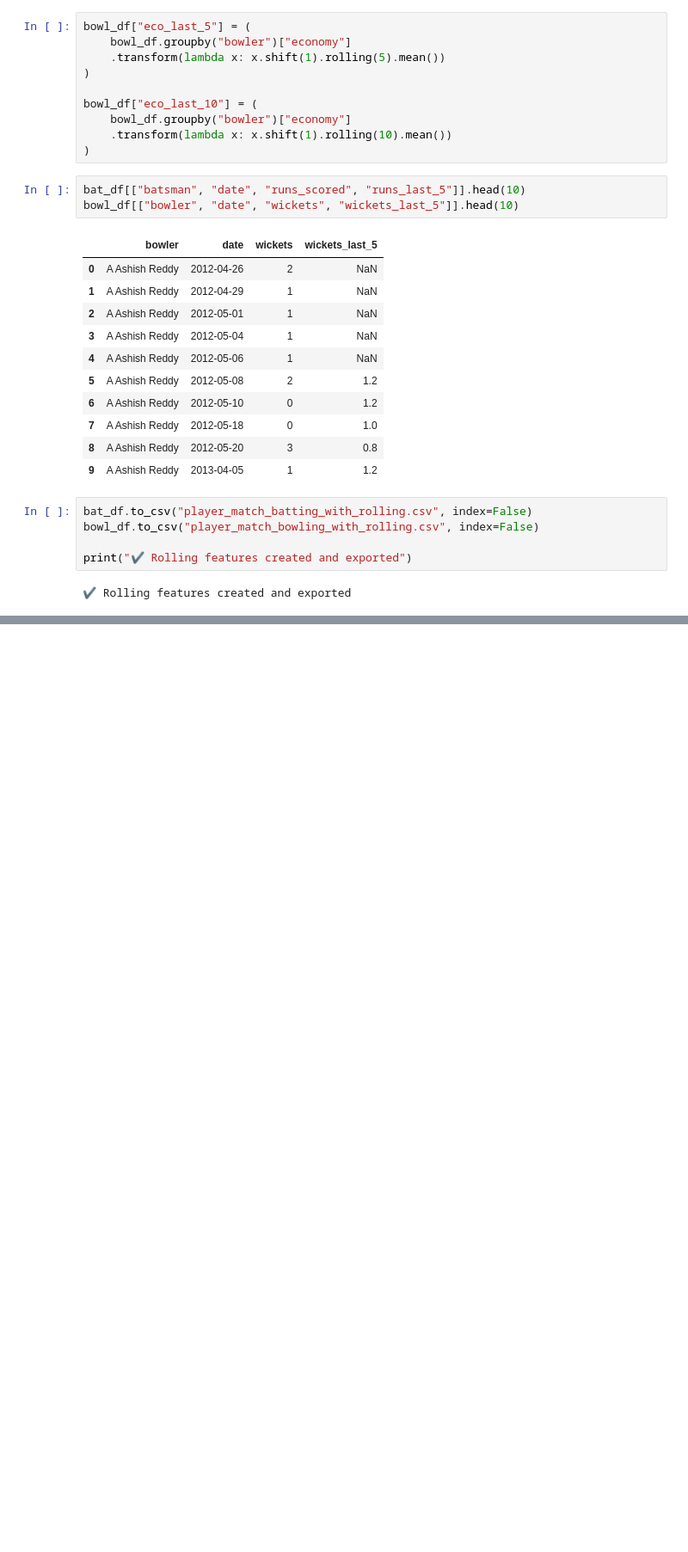
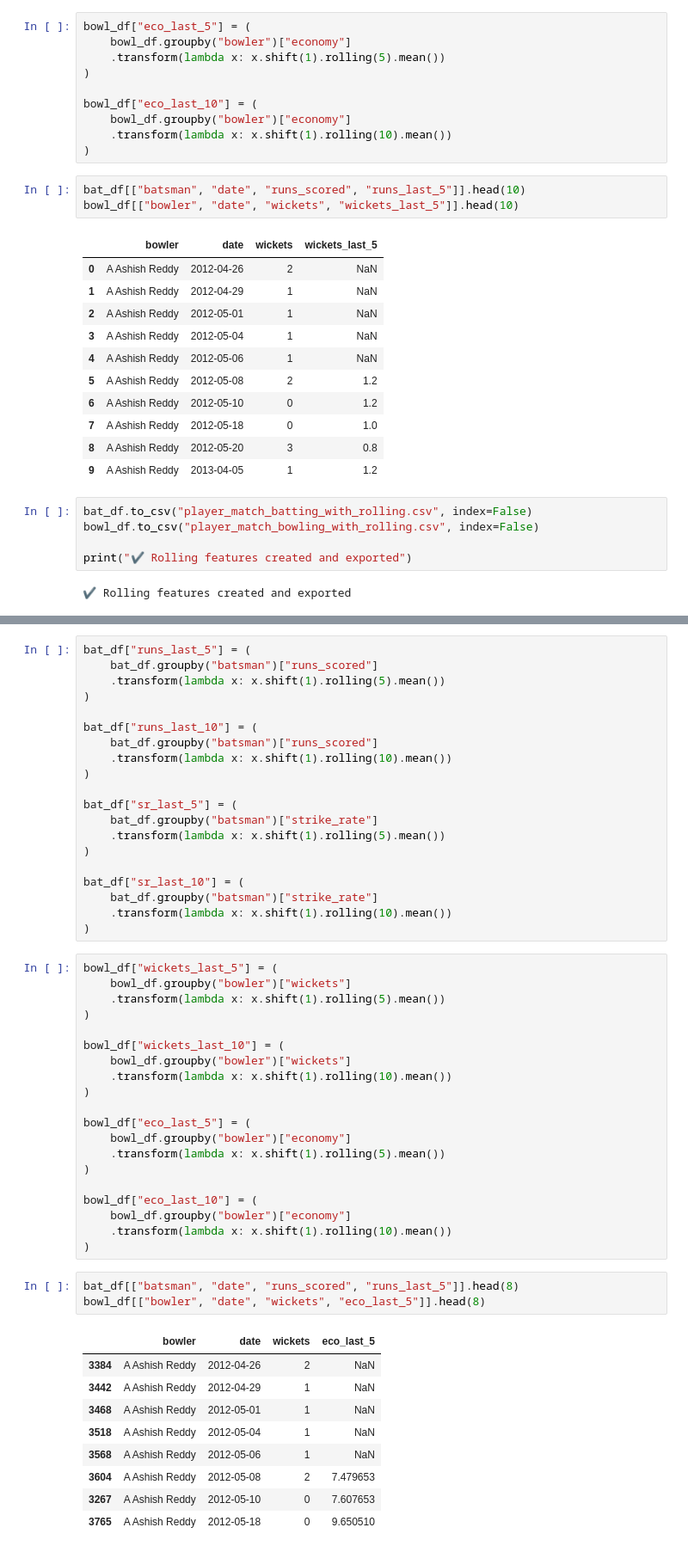
Before and after one commit to angirekulamanoj19-dotcom/Cricket-Player-Performance-Prediction---Group-1-, a Jupyter notebook: cricketplayeranalysis.ipynb, the cells around one changed output, grey strips where cells are left out. Shown at 86% size. Cells and saved outputs as stored; diff of their text form; blank space fills up the shorter version.

```diff
--- a/cricketplayeranalysis.ipynb
+++ b/cricketplayeranalysis.ipynb
@@ -1488,0 +1535,53 @@ print("✔ Rolling features created and exported")
+# %%
+bat_df["runs_last_5"] = (
+    bat_df.groupby("batsman")["runs_scored"]
+    .transform(lambda x: x.shift(1).rolling(5).mean())
+)
+
+bat_df["runs_last_10"] = (
+    bat_df.groupby("batsman")["runs_scored"]
+    .transform(lambda x: x.shift(1).rolling(10).mean())
+)
+
+bat_df["sr_last_5"] = (
+    bat_df.groupby("batsman")["strike_rate"]
+    .transform(lambda x: x.shift(1).rolling(5).mean())
+)
+
+bat_df["sr_last_10"] = (
+    bat_df.groupby("batsman")["strike_rate"]
+    .transform(lambda x: x.shift(1).rolling(10).mean())
+)
+# %%
+bowl_df["wickets_last_5"] = (
+    bowl_df.groupby("bowler")["wickets"]
+    .transform(lambda x: x.shift(1).rolling(5).mean())
+)
+
+bowl_df["wickets_last_10"] = (
+    bowl_df.groupby("bowler")["wickets"]
+    .transform(lambda x: x.shift(1).rolling(10).mean())
+)
+
+bowl_df["eco_last_5"] = (
+    bowl_df.groupby("bowler")["economy"]
+    .transform(lambda x: x.shift(1).rolling(5).mean())
+)
+
+bowl_df["eco_last_10"] = (
+    bowl_df.groupby("bowler")["economy"]
+    .transform(lambda x: x.shift(1).rolling(10).mean())
+)
+# %%
+bat_df[["batsman", "date", "runs_scored", "runs_last_5"]].head(8)
+bowl_df[["bowler", "date", "wickets", "eco_last_5"]].head(8)
+# %% [output]
+|  | bowler | date | wickets | eco_last_5 |
+| 3384 | A Ashish Reddy | 2012-04-26 | 2 | NaN |
+| 3442 | A Ashish Reddy | 2012-04-29 | 1 | NaN |
+| 3468 | A Ashish Reddy | 2012-05-01 | 1 | NaN |
+| 3518 | A Ashish Reddy | 2012-05-04 | 1 | NaN |
+| 3568 | A Ashish Reddy | 2012-05-06 | 1 | NaN |
+| 3604 | A Ashish Reddy | 2012-05-08 | 2 | 7.479653 |
+| 3267 | A Ashish Reddy | 2012-05-10 | 0 | 7.607653 |
+| 3765 | A Ashish Reddy | 2012-05-18 | 0 | 9.650510 |
```
Also changed, not shown: parts of 10 cells of this notebook.
